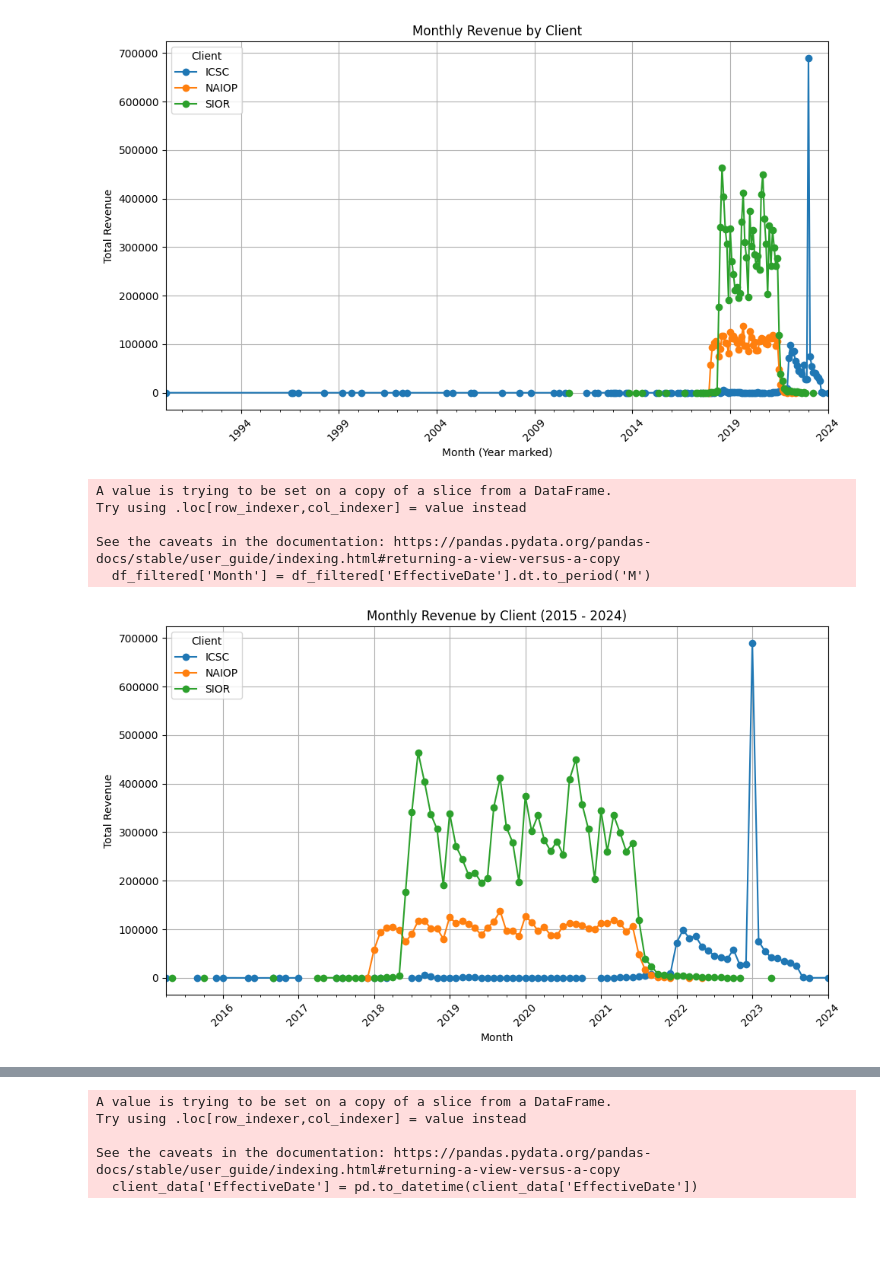
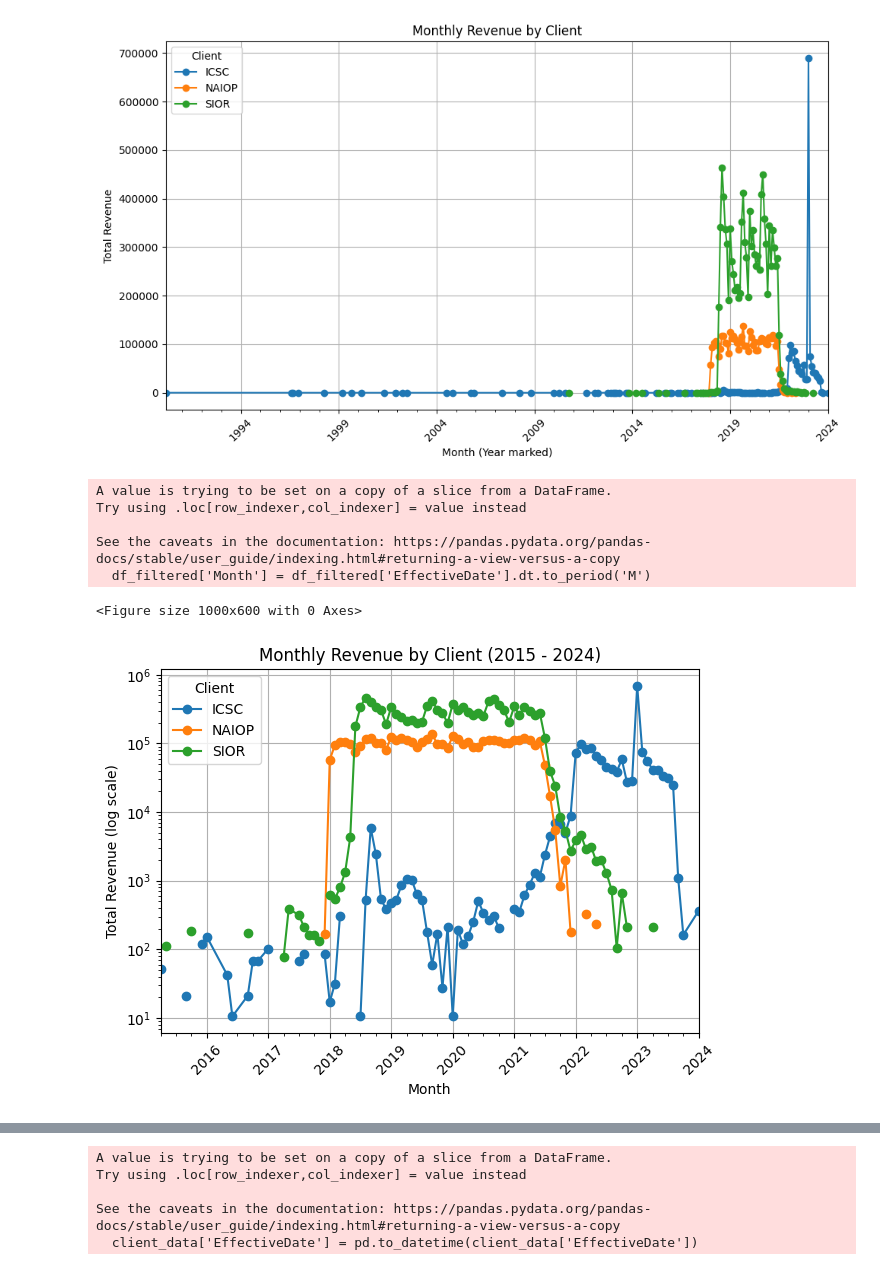
Before and after one commit to aKssup/data-consulting, a Jupyter notebook: mem_data_analysis.ipynb, the cells around one changed output, grey strips where cells are left out. Saved outputs shown, nothing was run; the diff lists cells and outputs as text; code cells hidden in the pictures; blank space fills up the shorter version.

Commit message:
revised graphs naiop

```diff
--- a/mem_data_analysis.ipynb
+++ b/mem_data_analysis.ipynb
@@ -585,26 +585,37 @@ plt.show()
 # %% [output]
 [figure]
 # %%
-# Grouping data by month and client, filtering for dates from 2015 onwards
+import matplotlib.pyplot as plt
+import pandas as pd
+
+# Assuming 'df' is your DataFrame with the necessary columns
+
+# Filtering data by date and grouping by month and client
 df_filtered = df[df['EffectiveDate'].dt.year >= 2015]
 df_filtered['Month'] = df_filtered['EffectiveDate'].dt.to_period('M')
 revenue_by_month_filtered = df_filtered.groupby(['Month', 'Client'])['Total'].sum().unstack()
 
-# Plotting the data, focusing on years 2015 onwards
-plt.figure(figsize=(10, 6))  # Set the figure size as needed
-revenue_by_month_filtered.plot(kind='line', marker='o', linestyle='-', ax=plt.gca())
+# Plotting the data
+plt.figure(figsize=(10, 6))
+ax = revenue_by_month_filtered.plot(kind='line', marker='o', linestyle='-')
+ax.set_yscale('log')  # Set the y-axis to a logarithmic scale
+
+# Setting plot titles and labels
 plt.title('Monthly Revenue by Client (2015 - 2024)')
 plt.xlabel('Month')
-plt.ylabel('Total Revenue')
+plt.ylabel('Total Revenue (log scale)')
 plt.grid(True)
 plt.legend(title='Client')
 plt.xticks(rotation=45)
 plt.tight_layout()
+
+# Show the plot
 plt.show()
 # %% [output]
 A value is trying to be set on a copy of a slice from a DataFrame.
 Try using .loc[row_indexer,col_indexer] = value instead
 
 See the caveats in the documentation: https://pandas.pydata.org/pandas-docs/stable/user_guide/indexing.html#returning-a-view-versus-a-copy
   df_filtered['Month'] = df_filtered['EffectiveDate'].dt.to_period('M')
+<Figure size 1000x600 with 0 Axes>
-[figure, old version]
+[figure, new version]
```
Also changed, not shown: parts of 1 cell of this notebook, 1 other file.
